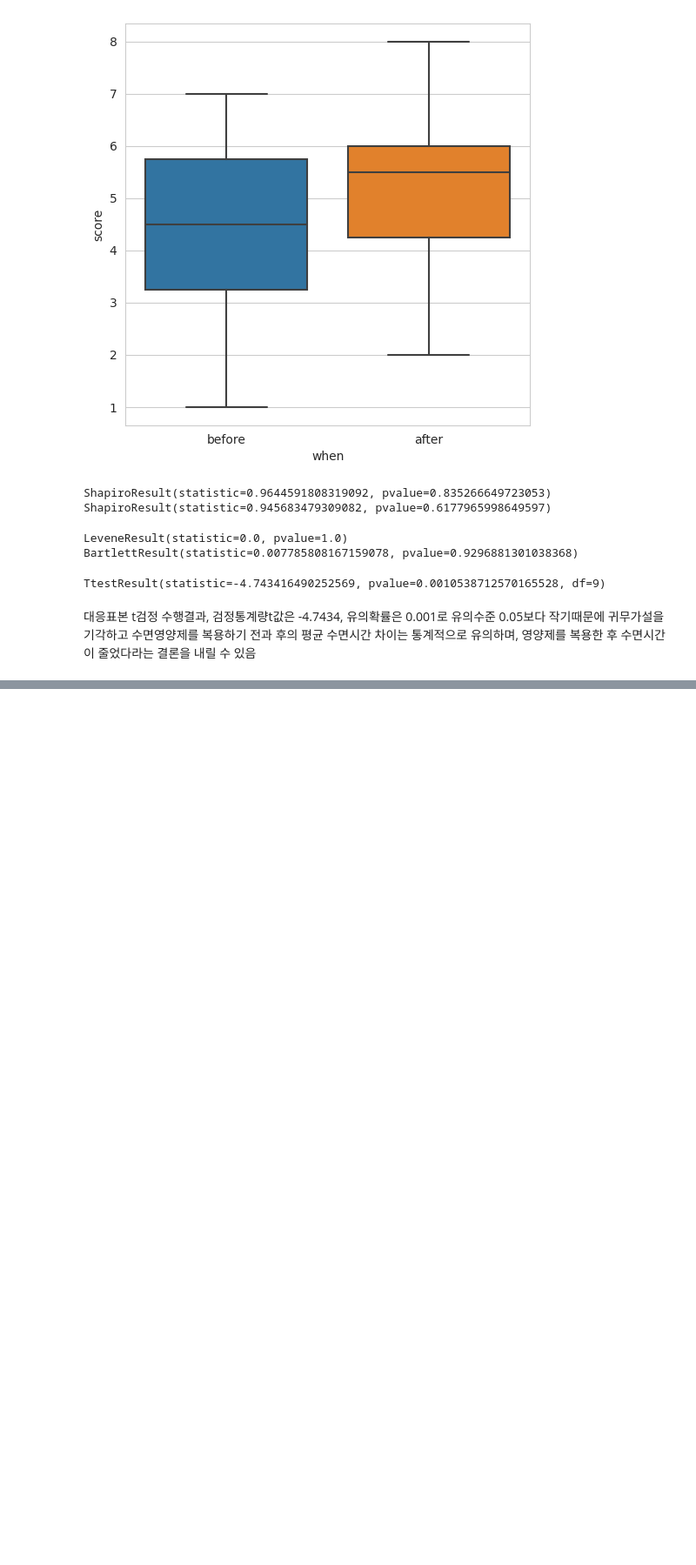
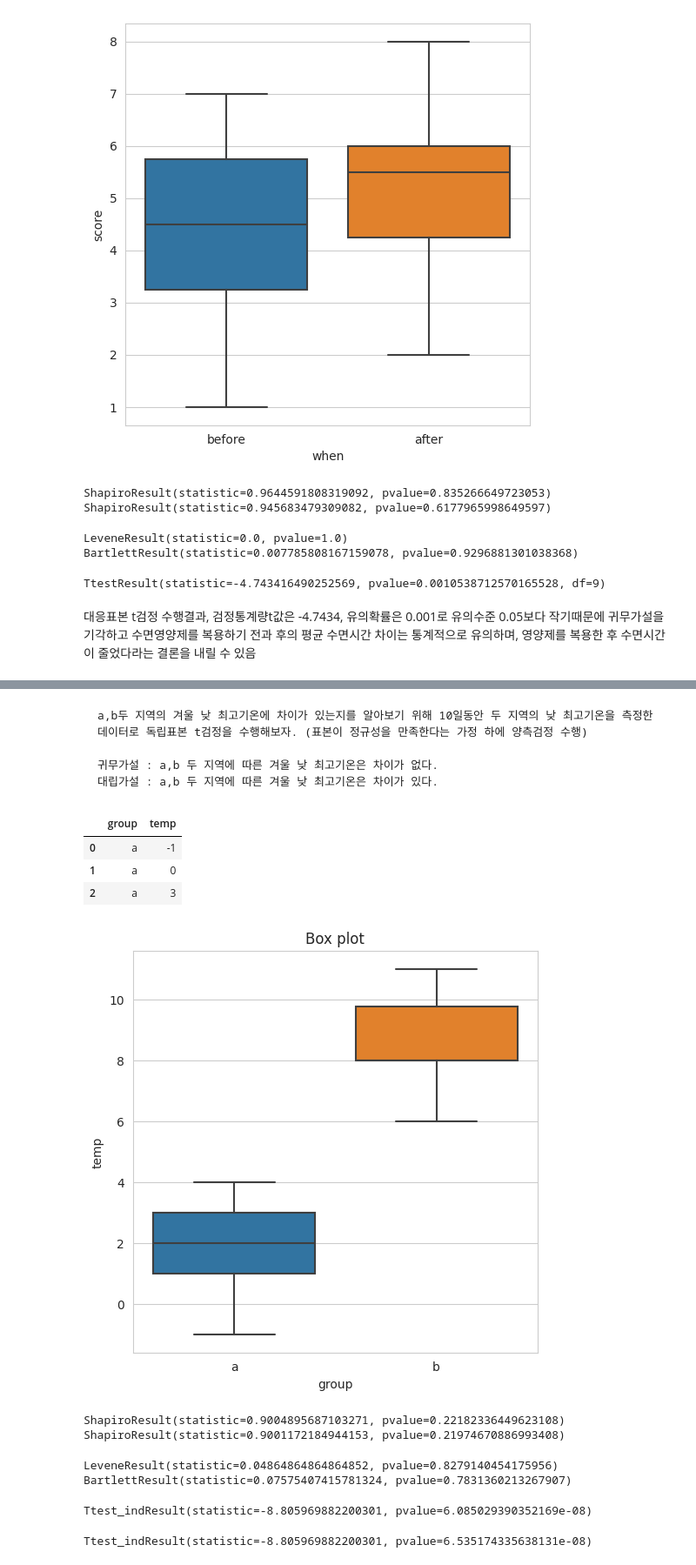
Before and after one commit to gusrud1103/FallDownDetection_tobigs, a Jupyter notebook: ADP실습_1주차_통계분석.ipynb, the cells around one changed output, grey strips where cells are left out. Shown at 87% size. Saved outputs shown, nothing was run; the diff lists cells and outputs as text; code cells hidden in the pictures; blank space fills up the shorter version.

```diff
--- a/ADP실습_1주차_통계분석.ipynb
+++ b/ADP실습_1주차_통계분석.ipynb
@@ -148,0 +161,60 @@ TtestResult(statistic=-4.743416490252569, pvalue=0.0010538712570165528, df=9)
+# %% [markdown]
+    a,b두 지역의 겨울 낮 최고기온에 차이가 있는지를 알아보기 위해 10일동안 두 지역의 낮 최고기온을 측정한 데이터로 독립표본 t검정을 수행해보자. (표본이 정규성을 만족한다는 가정 하에 양측검정 수행)
+
+    귀무가설 : a,b 두 지역에 따른 겨울 낮 최고기온은 차이가 없다.
+    대립가설 : a,b 두 지역에 따른 겨울 낮 최고기온은 차이가 있다.
+# %%
+a = [-1,0,3,4,1,3,3,1,1,3]
+b = [6,6,8,8,11,11,10,8,8,9]
+group = ['a']*10 + ['b']*10
+data = pd.DataFrame({'group':group, 'temp':a+b})
+data.head(3)
+# %% [output]
+|  | group | temp |
+| 0 | a | -1 |
+| 1 | a | 0 |
+| 2 | a | 3 |
+# %%
+plt.figure(figsize=(6,6))
+sns.boxplot(x='group', y='temp', data=data)
+plt.title('Box plot')
+plt.show()
+# %% [output]
+[figure, added]
+# %%
+# 데이터가 10개뿐이므로 shapiro-wilks의 정규성을 검정해보자
+normal1 = shapiro(a)
+normal2 = shapiro(b)
+print(normal1, normal2)
+
+#결과는 모두 p-value가 0.05보다 커서 정규성을 만족한다.
+# %% [output]
+ShapiroResult(statistic=0.9004895687103271, pvalue=0.22182336449623108) ShapiroResult(statistic=0.9001172184944153, pvalue=0.21974670886993408)
+# %%
+#levene test로 등분산성을 검정
+from scipy.stats import levene, ttest_ind
+print(levene(a,b))
+
+#등분산성을 bartlett test로 할 수도 있음 바틀렛
+from scipy.stats import bartlett
+print(bartlett(a,b))
+
+#p-value가 유의수준 0.05보다 크기 때문에 귀무가설을 기각하지 않는다
+#따라서 a,b두 집단의 데이터는 등분산성을 만족한다고 볼 수 있음.
+# %% [output]
+LeveneResult(statistic=0.04864864864864852, pvalue=0.8279140454175956)
+BartlettResult(statistic=0.07575407415781324, pvalue=0.7831360213267907)
+# %%
+ttest_ind(a,b)
+
+#검정 통계량은 -8.806, p-value는 6.085e-08이다. p-value가 0에 가까운 매우 작은 숫자로
+#유의수준보다 작기 때문에 귀무가설을 기각한다.
+#따라서 a,b두 지역의 겨울 낮 최고기온에는 통계적으로 유의한 차이가 존재한다는 결론을 내릴 수 있음
+# %% [output]
+Ttest_indResult(statistic=-8.805969882200301, pvalue=6.085029390352169e-08)
+# %%
+#등분산성을 만족하지 못하는 2개의 그룹에 대한 ttest_ind()에는 equal_var=False 옵션을 추가합니다.
+
+ttest_ind(a,b, equal_var=False)
+# %% [output]
+Ttest_indResult(statistic=-8.805969882200301, pvalue=6.535174335638131e-08)
```
Also changed, not shown: parts of 1 cell of this notebook.
